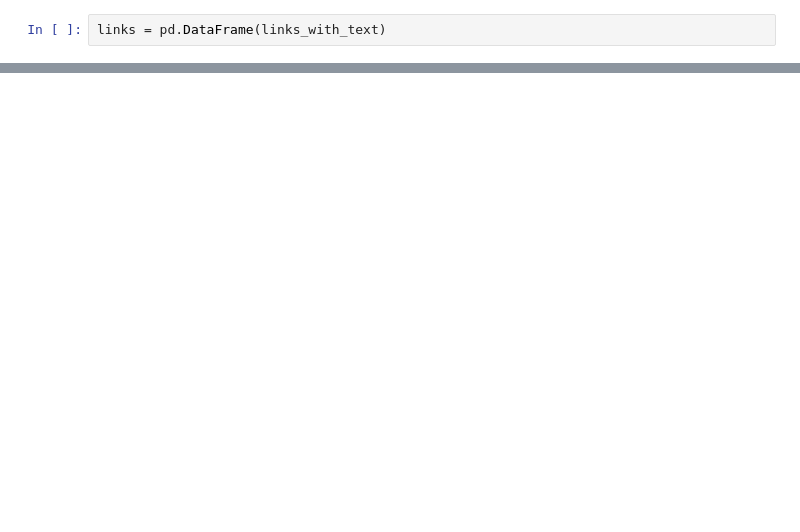
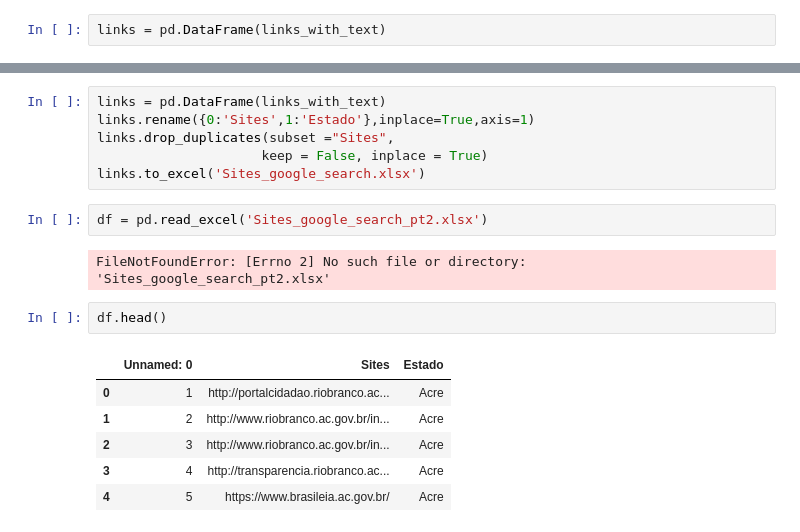
Before and after one commit to espinozachristian/Iniciacao_Cientifica, a Jupyter notebook: start_scrapping.ipynb, the cells around one changed output, grey strips where cells are left out. Drawn from its saved outputs; the diff is of its cells as text; blank space fills up the shorter version.

```diff
--- a/start_scrapping.ipynb
+++ b/start_scrapping.ipynb
@@ -64,0 +153,19 @@ links.to_csv('Sites', sep='\t', encoding='utf-8')
+# %%
+links = pd.DataFrame(links_with_text)
+links.rename({0:'Sites',1:'Estado'},inplace=True,axis=1)
+links.drop_duplicates(subset ="Sites",
+                     keep = False, inplace = True)
+links.to_excel('Sites_google_search.xlsx')
+# %%
+df = pd.read_excel('Sites_google_search_pt2.xlsx')
+# %% [output]
+FileNotFoundError: [Errno 2] No such file or directory: 'Sites_google_search_pt2.xlsx'
+# %%
+df.head()
+# %% [output]
+|  | Unnamed: 0 | Sites | Estado |
+| 0 | 1 | http://portalcidadao.riobranco.ac... | Acre |
+| 1 | 2 | http://www.riobranco.ac.gov.br/in... | Acre |
+| 2 | 3 | http://www.riobranco.ac.gov.br/in... | Acre |
+| 3 | 4 | http://transparencia.riobranco.ac... | Acre |
+| 4 | 5 | https://www.brasileia.ac.gov.br/ | Acre |
```
Also changed, not shown: parts of 29 cells of this notebook, 1 other file.
